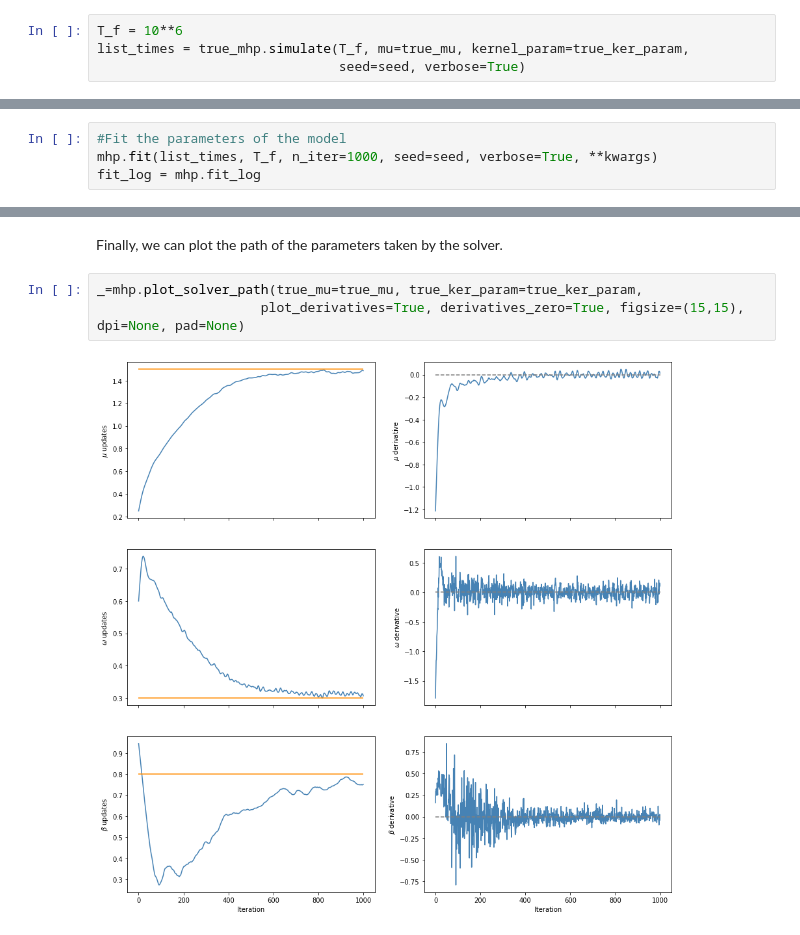
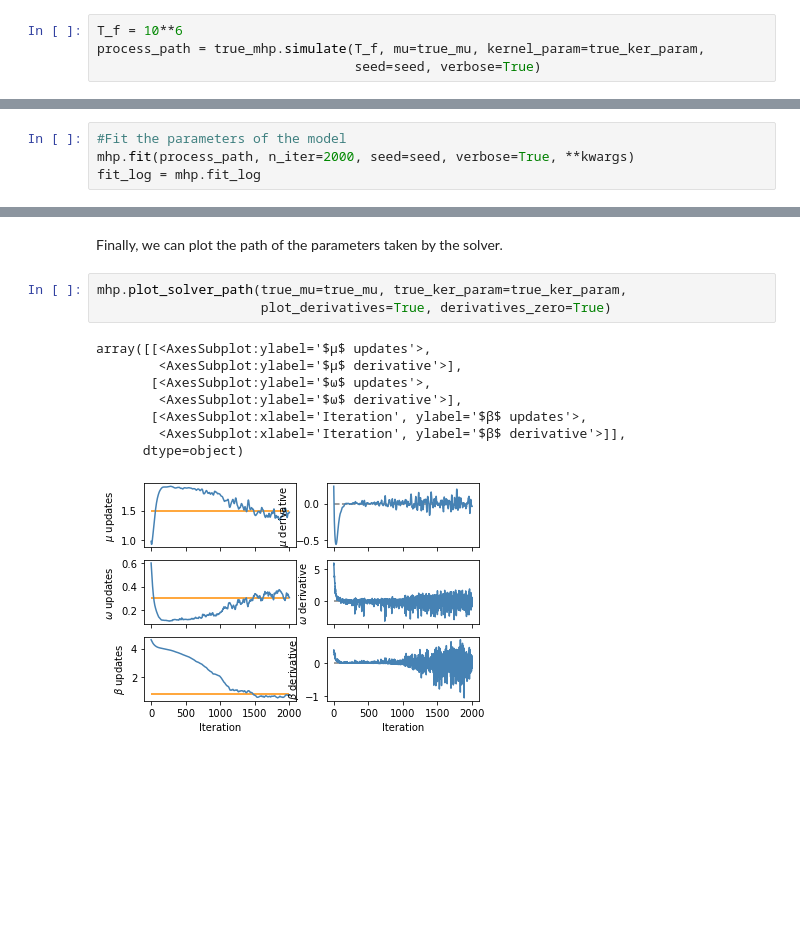
Before and after one commit to saadlabyad/aslsd, a Jupyter notebook: examples/fit_exp1d.ipynb, the cells around one changed output, grey strips where cells are left out. Cells and saved outputs as stored; diff of their text form; blank space fills up the shorter version.

```diff
--- a/examples/fit_exp1d.ipynb
+++ b/examples/fit_exp1d.ipynb
@@ -44,7 +61,7 @@ true_ker_param = [[np.array([true_omega, true_beta])]]
 Next, we simulate a single path of this process, over a reasonably long horizon.
 # %%
 T_f = 10**6
-list_times = true_mhp.simulate(T_f, mu=true_mu, kernel_param=true_ker_param,
-                               seed=seed, verbose=True)
+process_path = true_mhp.simulate(T_f, mu=true_mu, kernel_param=true_ker_param,
+                                 seed=seed, verbose=True)
 # %% [output]
 Simulating events...
@@ -73,7 +92,7 @@ mhp = MHP([[kernel]])
 kwargs = {'is_log_param': True, 'is_log_grad': True}
 # %%
 #Fit the parameters of the model
-mhp.fit(list_times, T_f, n_iter=1000, seed=seed, verbose=True, **kwargs)
+mhp.fit(process_path, n_iter=2000, seed=seed, verbose=True, **kwargs)
 fit_log = mhp.fit_log
 # %% [markdown]
 We plot the fitted (and ground-truth) kernel, and some goodness of fit plots.
@@ -91,7 +111,14 @@ _=plt.legend()
 # %% [markdown]
 Finally, we can plot the path of the parameters taken by the solver.
 # %%
-_=mhp.plot_solver_path(true_mu=true_mu, true_ker_param=true_ker_param,
-                     plot_derivatives=True, derivatives_zero=True, figsize=(15,15), dpi=None, pad=None)
+mhp.plot_solver_path(true_mu=true_mu, true_ker_param=true_ker_param,
+                     plot_derivatives=True, derivatives_zero=True)
 # %% [output]
+array([[<AxesSubplot:ylabel='$μ$ updates'>,
+        <AxesSubplot:ylabel='$μ$ derivative'>],
+       [<AxesSubplot:ylabel='$ω$ updates'>,
+        <AxesSubplot:ylabel='$ω$ derivative'>],
+       [<AxesSubplot:xlabel='Iteration', ylabel='$β$ updates'>,
+        <AxesSubplot:xlabel='Iteration', ylabel='$β$ derivative'>]],
+      dtype=object)
-[figure, old version]
+[figure, new version]
```
Also changed, not shown: parts of 6 cells of this notebook, 6 other files.
